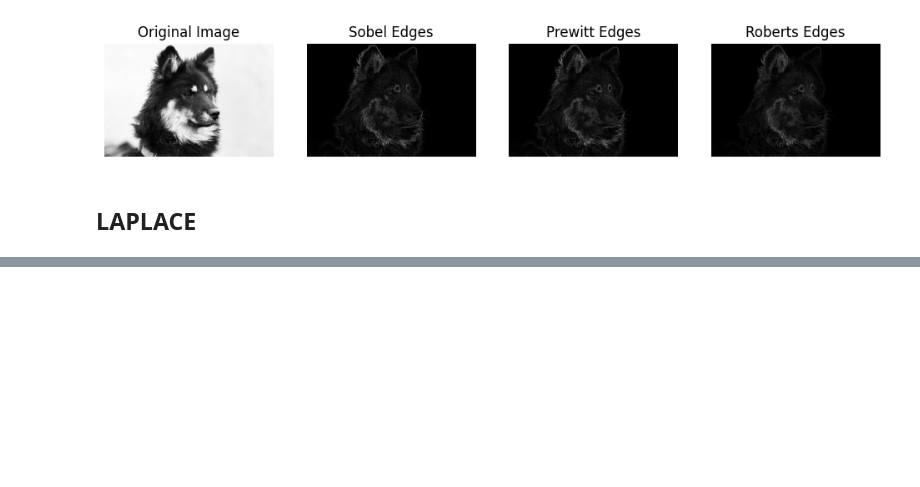
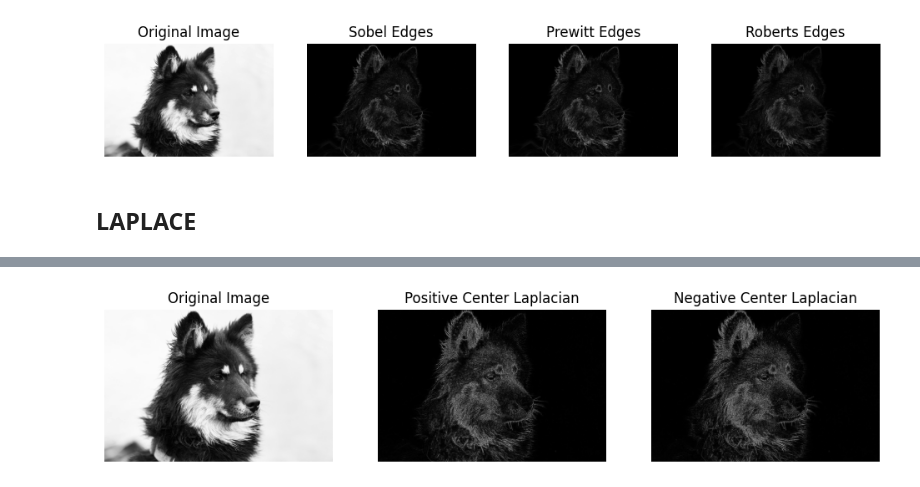
Before and after one commit to Sourodip20kar/Digital-Image-Processing, a Jupyter notebook: Sharpening_Spatial_Filters.ipynb, the cells around one changed output, grey strips where cells are left out. Cells and saved outputs as stored; diff of their text form; code cells hidden in the pictures; blank space fills up the shorter version.

```diff
--- a/Sharpening_Spatial_Filters.ipynb
+++ b/Sharpening_Spatial_Filters.ipynb
@@ -56,0 +78,28 @@ plt.show()
+# %%
+import cv2
+import numpy as np
+import matplotlib.pyplot as plt
+
+# Load an image
+''' image = cv2.imread('path_to_your_image.jpg', cv2.IMREAD_GRAYSCALE) '''
+
+# Apply the Laplacian filter with a Positive Center
+''' laplacian_positive = cv2.Laplacian(image, cv2.CV_64F, ksize=3) '''
+kernel_positive = np.array([[1, 1, 1],
+                            [1,-8, 1],
+                            [1, 1, 1]], dtype=np.float64)
+laplacian_positive = cv2.filter2D(image, -1, kernel_positive)
+# Apply the Laplacian filter with a custom Negative Center Kernel
+kernel_negative = np.array([[-1, -1, -1],
+                            [-1,  8, -1],
+                            [-1, -1, -1]], dtype=np.float64)
+laplacian_negative = cv2.filter2D(image, -1, kernel_negative)
+
+# Display the results
+plt.figure(figsize=(12, 4))
+plt.subplot(131), plt.imshow(image, cmap='gray'), plt.title('Original Image'), plt.axis('off')
+plt.subplot(132), plt.imshow(laplacian_positive, cmap='gray'), plt.title('Positive Center Laplacian'), plt.axis('off')
+plt.subplot(133), plt.imshow(laplacian_negative, cmap='gray'), plt.title('Negative Center Laplacian'), plt.axis('off')
+plt.show()
+# %% [output]
+[figure, added]
```
Also changed, not shown: parts of 4 cells of this notebook, 10 other files.
